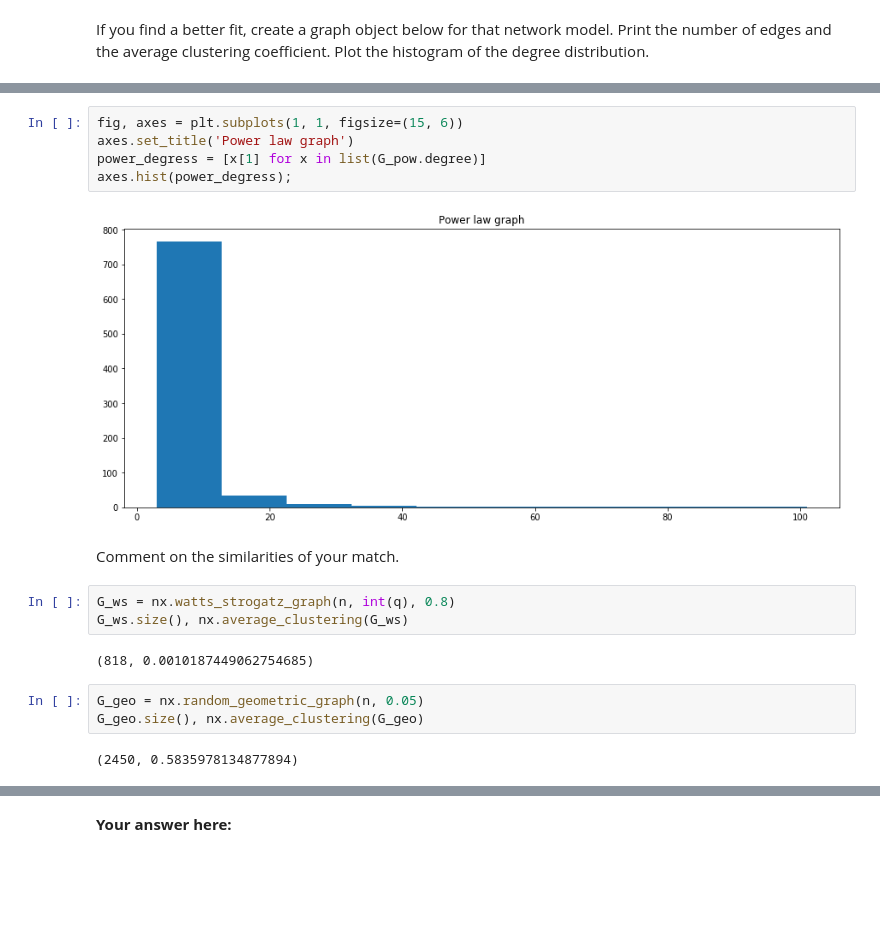
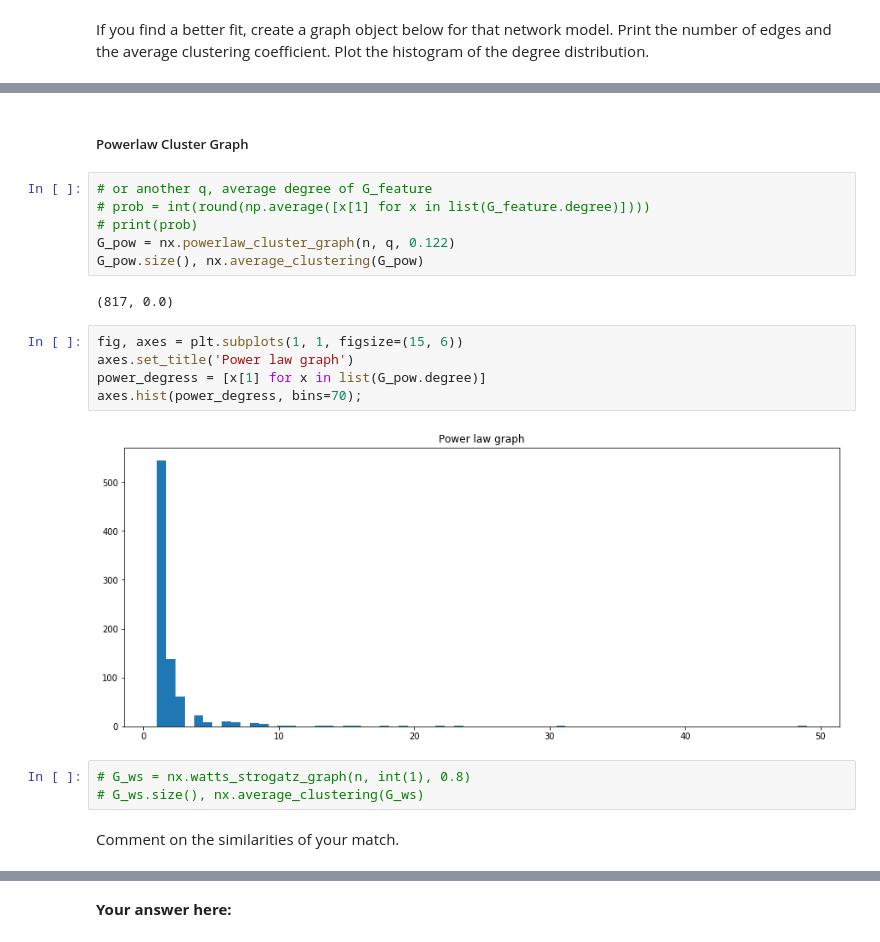
Before and after one commit to JelenaBanjac/network-science-and-graphs, a Jupyter notebook: 1_network_science.ipynb, the cells around one changed output, grey strips where cells are left out. Drawn from its saved outputs; the diff is of its cells as text; blank space fills up the shorter version.

```diff
--- a/1_network_science.ipynb
+++ b/1_network_science.ipynb
@@ -688,19 +714,22 @@ G_pow.size(), nx.average_clustering(G_pow)
+# %% [markdown]
+##### Powerlaw Cluster Graph
+# %%
+# or another q, average degree of G_feature
+# prob = int(round(np.average([x[1] for x in list(G_feature.degree)])))
+# print(prob)
+G_pow = nx.powerlaw_cluster_graph(n, q, 0.122)
+G_pow.size(), nx.average_clustering(G_pow)
+# %% [output]
+(817, 0.0)
 # %%
 fig, axes = plt.subplots(1, 1, figsize=(15, 6))
 axes.set_title('Power law graph')
 power_degress = [x[1] for x in list(G_pow.degree)]
-axes.hist(power_degress);
+axes.hist(power_degress, bins=70);
 # %% [output]
-[figure, old version]
+[figure, new version]
+# %%
+# G_ws = nx.watts_strogatz_graph(n, int(1), 0.8)
+# G_ws.size(), nx.average_clustering(G_ws)
 # %% [markdown]
 Comment on the similarities of your match.
-# %%
-G_ws = nx.watts_strogatz_graph(n, int(q), 0.8)
-G_ws.size(), nx.average_clustering(G_ws)
-# %% [output]
-(818, 0.0010187449062754685)
-# %%
-G_geo = nx.random_geometric_graph(n, 0.05)
-G_geo.size(), nx.average_clustering(G_geo)
-# %% [output]
-(2450, 0.5835978134877894)
```
Also changed, not shown: parts of 23 cells of this notebook.
